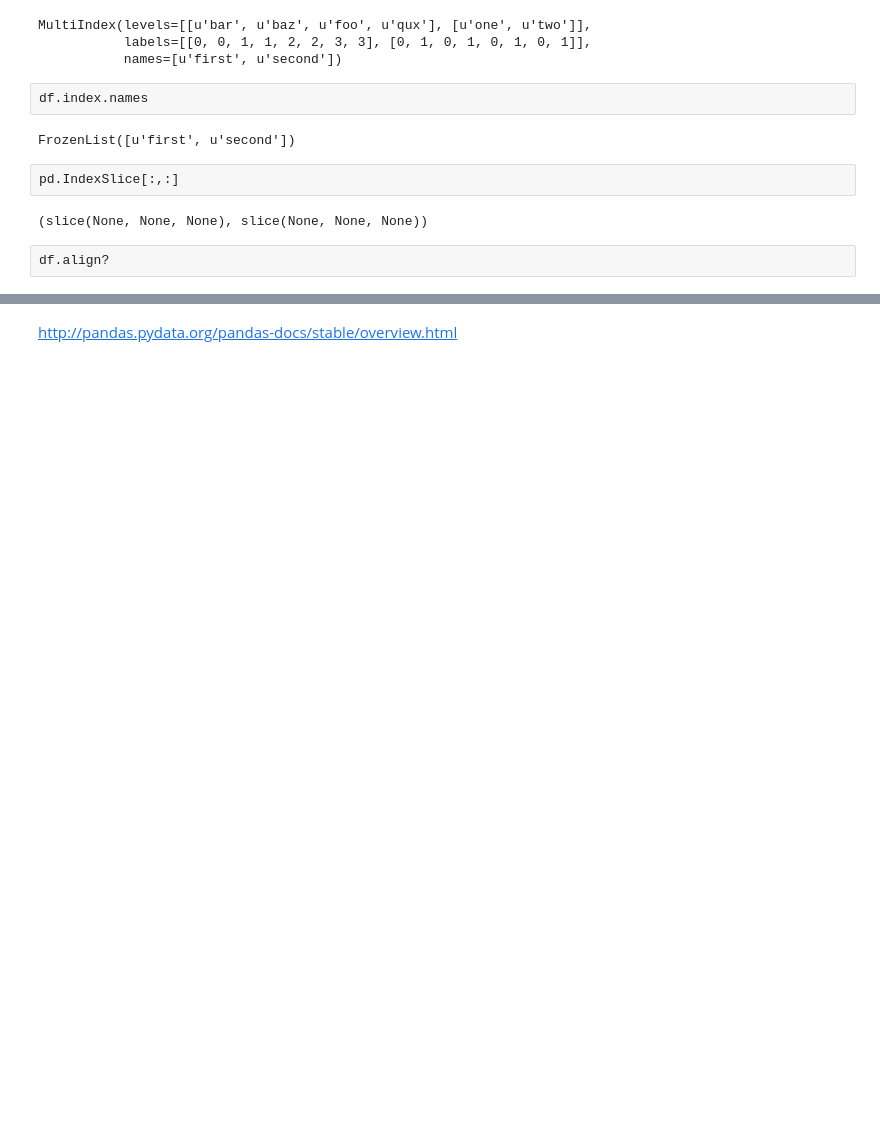
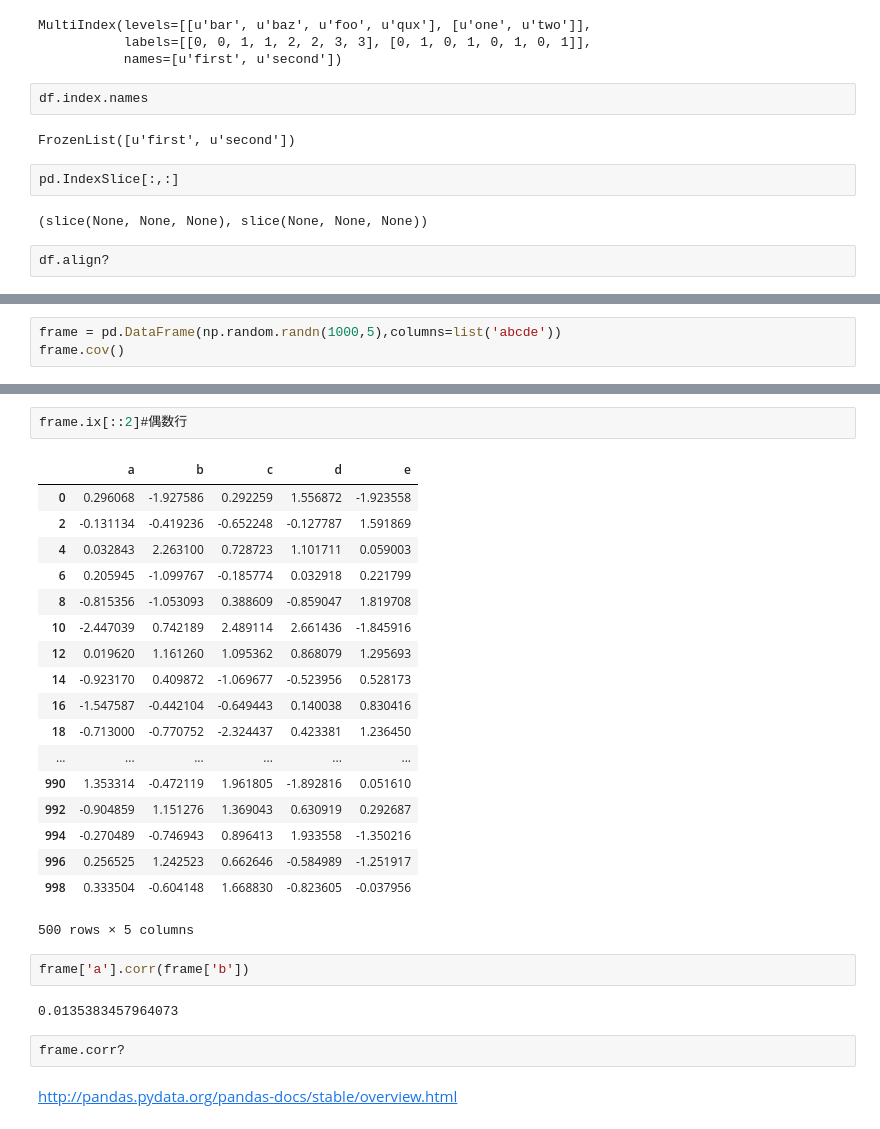
Before and after one commit to Wuyanan520/learn_pandas, a Jupyter notebook: learn_pandas.ipynb, the cells around one changed output, grey strips where cells are left out. Drawn from its saved outputs; the diff is of its cells as text; blank space fills up the shorter version.

```diff
--- a/learn_pandas.ipynb
+++ b/learn_pandas.ipynb
@@ -1708,0 +1779,3 @@ df.align?
+# %%
+frame = pd.DataFrame(np.random.randn(1000,5),columns=list('abcde'))
+frame.cov()
@@ -1709,2 +1789,29 @@ df.align?
+# %%
+frame.ix[::2]#偶数行
+# %% [output]
+|  | a | b | c | d | e |
+| 0 | 0.296068 | -1.927586 | 0.292259 | 1.556872 | -1.923558 |
+| 2 | -0.131134 | -0.419236 | -0.652248 | -0.127787 | 1.591869 |
+| 4 | 0.032843 | 2.263100 | 0.728723 | 1.101711 | 0.059003 |
+| 6 | 0.205945 | -1.099767 | -0.185774 | 0.032918 | 0.221799 |
+| 8 | -0.815356 | -1.053093 | 0.388609 | -0.859047 | 1.819708 |
+| 10 | -2.447039 | 0.742189 | 2.489114 | 2.661436 | -1.845916 |
+| 12 | 0.019620 | 1.161260 | 1.095362 | 0.868079 | 1.295693 |
+| 14 | -0.923170 | 0.409872 | -1.069677 | -0.523956 | 0.528173 |
+| 16 | -1.547587 | -0.442104 | -0.649443 | 0.140038 | 0.830416 |
+| 18 | -0.713000 | -0.770752 | -2.324437 | 0.423381 | 1.236450 |
+| ... | ... | ... | ... | ... | ... |
+| 990 | 1.353314 | -0.472119 | 1.961805 | -1.892816 | 0.051610 |
+| 992 | -0.904859 | 1.151276 | 1.369043 | 0.630919 | 0.292687 |
+| 994 | -0.270489 | -0.746943 | 0.896413 | 1.933558 | -1.350216 |
+| 996 | 0.256525 | 1.242523 | 0.662646 | -0.584989 | -1.251917 |
+| 998 | 0.333504 | -0.604148 | 1.668830 | -0.823605 | -0.037956 |
+500 rows × 5 columns
+# %%
+frame['a'].corr(frame['b'])
+# %% [output]
+0.0135383457964073
+# %%
+frame.corr?
 # %% [markdown]
 http://pandas.pydata.org/pandas-docs/stable/overview.html
```
Also changed, not shown: parts of 9 cells of this notebook, 1 other file.
